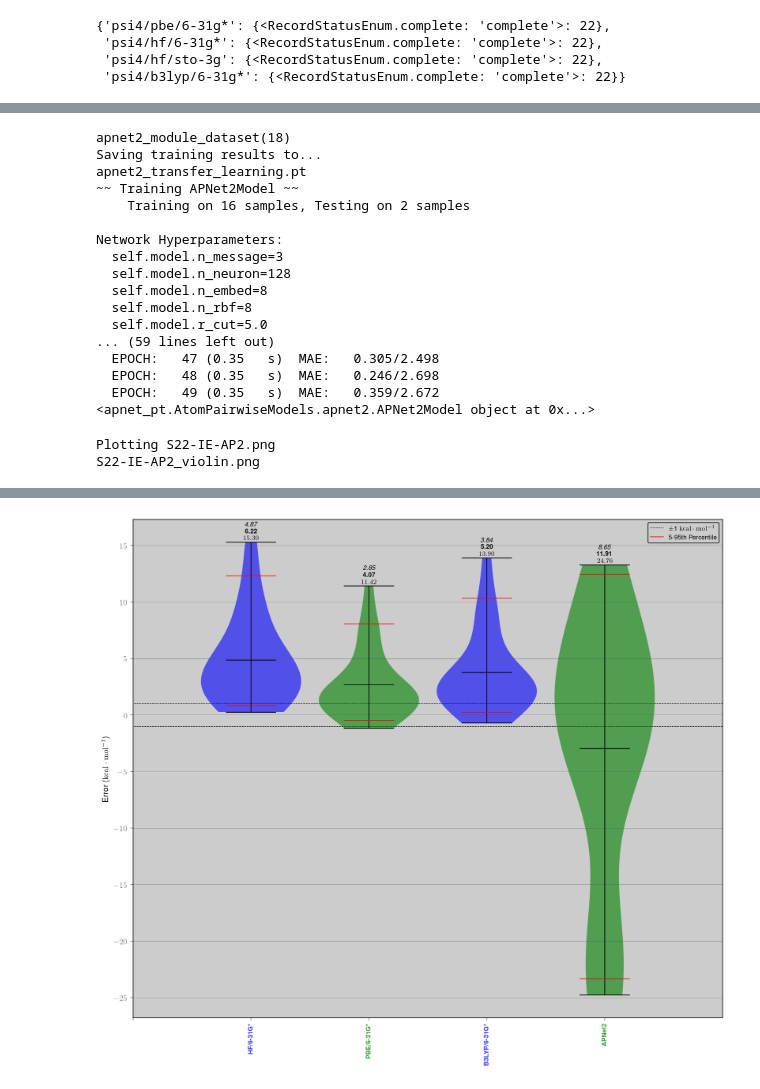
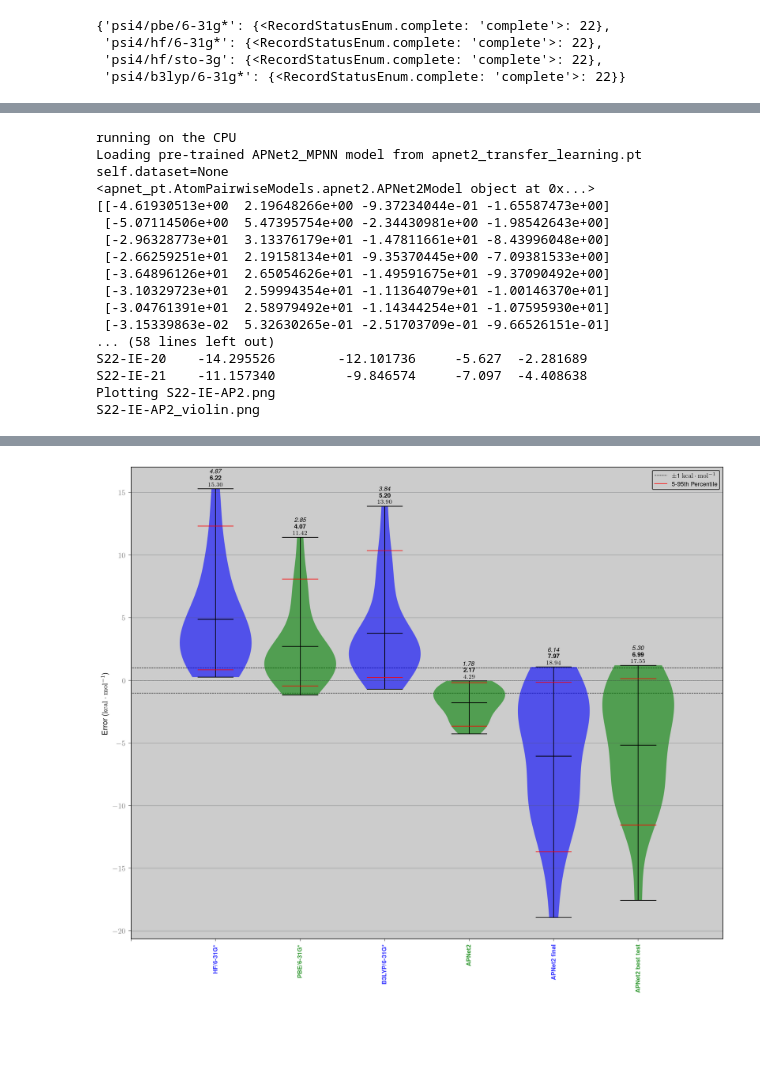
Before and after one commit to cyber-shuttle/psi4_interaction_energy_cybershuttle, a Jupyter notebook: demo.ipynb, the cells around one changed output, grey strips where cells are left out. Cells and saved outputs as stored; diff of their text form; code cells hidden in the pictures; blank space fills up the shorter version.

```diff
--- a/demo.ipynb
+++ b/demo.ipynb
@@ -673,7 +718,12 @@ apnet2_module_dataset(18)
 # %%
 # Transfer Learning APNet2 model on computed QM data
-from apnet_pt.AtomPairwiseModels.apnet2 import APNet2Model
-
-ap2 = APNet2Model(dataset=ds).set_pretrained_model(model_id=0)
+print(ds2)
+ap2.train(
+    n_epochs=2,
+    transfer_learning=True,
+    skip_compile=True,
+    model_path="apnet2_transfer_learning.pt",
+    split_percent=0.8,
+)
 print(ap2)
 # %% [output]
@@ -682,55 +746,59 @@ self.dataset=apnet2_module_dataset(18)
 <apnet_pt.AtomPairwiseModels.apnet2.APNet2Model object at 0x...>
-# %%
-print(ds)
-ap2.train(
-    n_epochs=50,
-    transfer_learning=True,
-    skip_compile=True,
-    model_path="apnet2_transfer_learning.pt",
-)
-print(ap2)
-# %% [output]
-apnet2_module_dataset(18)
-Saving training results to...
-apnet2_transfer_learning.pt
-~~ Training APNet2Model ~~
-    Training on 16 samples, Testing on 2 samples
-
-Network Hyperparameters:
-  self.model.n_message=3
-  self.model.n_neuron=128
-  self.model.n_embed=8
-  self.model.n_rbf=8
-  self.model.r_cut=5.0
-... (59 lines left out)
-  EPOCH:   47 (0.35   s)  MAE:   0.305/2.498
-  EPOCH:   48 (0.35   s)  MAE:   0.246/2.698
-  EPOCH:   49 (0.35   s)  MAE:   0.359/2.672
-<apnet_pt.AtomPairwiseModels.apnet2.APNet2Model object at 0x...>
 # %%
+ap2_best_test = APNet2Model(
+    atom_model=ap2.atom_model,
+    pre_trained_model_path="apnet2_transfer_learning.pt",
+)
+print(ap2_best_test)
+
 # AP-Net2 IE
-apnet2_ies_predicted = ap2.predict_qcel_mols(
-    mols=df_hf_sto3g['qcel_molecule'].tolist(),
+apnet2_ies_predicted_final = ap2.predict_qcel_mols(
+    mols=df_plot['qcel_molecule'].tolist(),
 )
-df_plot['APNet2'] = apnet2_ies_predicted[:, 0]
-df_plot['APNet2 error'] = (df_plot['APNet2'] - df_plot['reference']).astype(float)
+apnet2_ies_predicted_best_test = ap2_best_test.predict_qcel_mols(
+    mols=df_plot['qcel_molecule'].tolist(),
+)
+print(apnet2_ies_predicted_final)
+print(apnet2_ies_predicted_best_test)
+df_plot['APNet2 final'] = np.sum(apnet2_ies_predicted_final, axis=1)
+df_plot['APNet2 best test'] = np.sum(apnet2_ies_predicted_best_test, axis=1)
+print(df_plot[['APNet2 final', 'APNet2 best test', 'reference', 'PBE/6-31G*']])
+df_plot['APNet2 final error'] = (df_plot['APNet2 final'] - df_plot['reference']).astype(float)
+df_plot['APNet2 best test error'] = (df_plot['APNet2 best test'] - df_plot['reference']).astype(float)
 
 error_statistics.violin_plot(
     df_plot,
     df_labels_and_columns={
         "HF/6-31G*": "HF/6-31G* error",
         "PBE/6-31G*": "PBE/6-31G* error",
         "B3LYP/6-31G*": "B3LYP/6-31G* error",
         "APNet2": "APNet2 error",
+        "APNet2 final": "APNet2 final error",
+        "APNet2 best test": "APNet2 best test error",
     },
     output_filename="S22-IE-AP2.png",
     figure_size=(4, 4),
 )
 # %% [output]
+running on the CPU
+Loading pre-trained APNet2_MPNN model from apnet2_transfer_learning.pt
+self.dataset=None
+<apnet_pt.AtomPairwiseModels.apnet2.APNet2Model object at 0x...>
+[[-4.61930513e+00  2.19648266e+00 -9.37234044e-01 -1.65587473e+00]
+ [-5.07114506e+00  5.47395754e+00 -2.34430981e+00 -1.98542643e+00]
+ [-2.96328773e+01  3.13376179e+01 -1.47811661e+01 -8.43996048e+00]
+ [-2.66259251e+01  2.19158134e+01 -9.35370445e+00 -7.09381533e+00]
+ [-3.64896126e+01  2.65054626e+01 -1.49591675e+01 -9.37090492e+00]
+ [-3.10329723e+01  2.59994354e+01 -1.11364079e+01 -1.00146370e+01]
+ [-3.04761391e+01  2.58979492e+01 -1.14344254e+01 -1.07595930e+01]
+ [-3.15339863e-02  5.32630265e-01 -2.51703709e-01 -9.66526151e-01]
+... (58 lines left out)
+S22-IE-20    -14.295526        -12.101736     -5.627  -2.281689
+S22-IE-21    -11.157340         -9.846574     -7.097  -4.408638
 Plotting S22-IE-AP2.png
 S22-IE-AP2_violin.png
 [figure]
-[figure, old version]
+[figure, new version]
 # %%
 # Be careful with this for it can corrupt running status...
 # !ps aux | grep qcfractal | awk '{ print $2 }' | xargs kill -9
```
Also changed, not shown: parts of 14 cells of this notebook, 7 other files.
